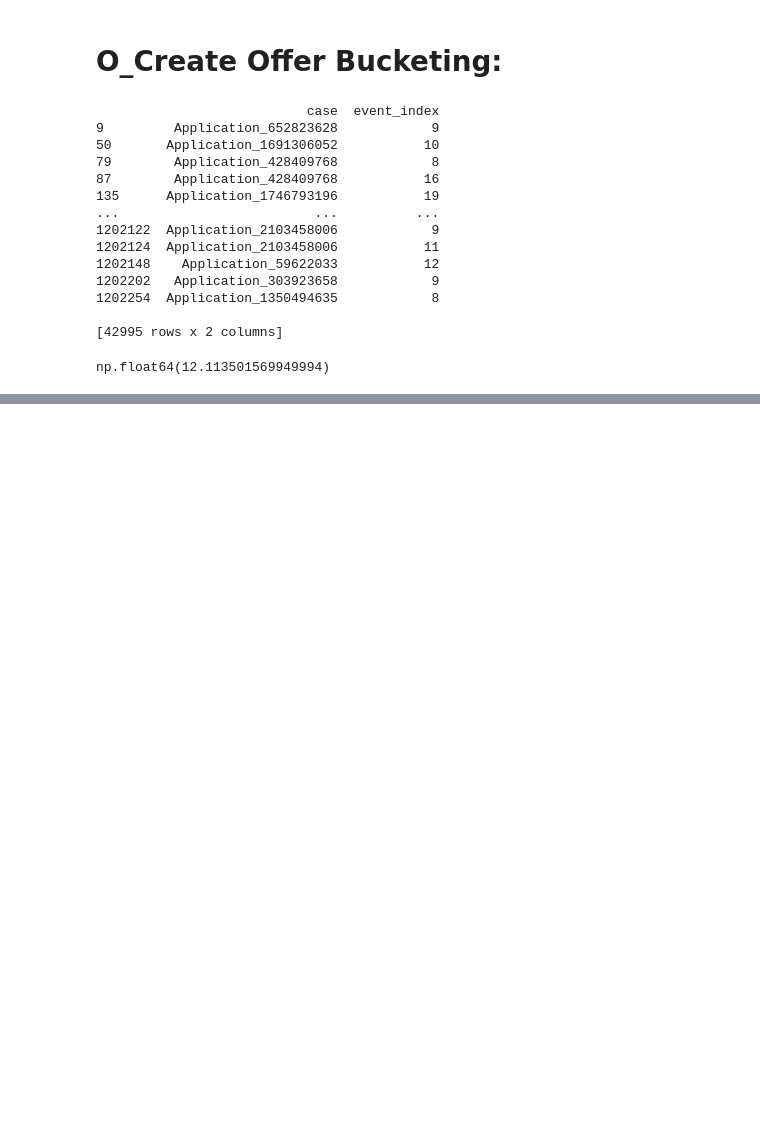
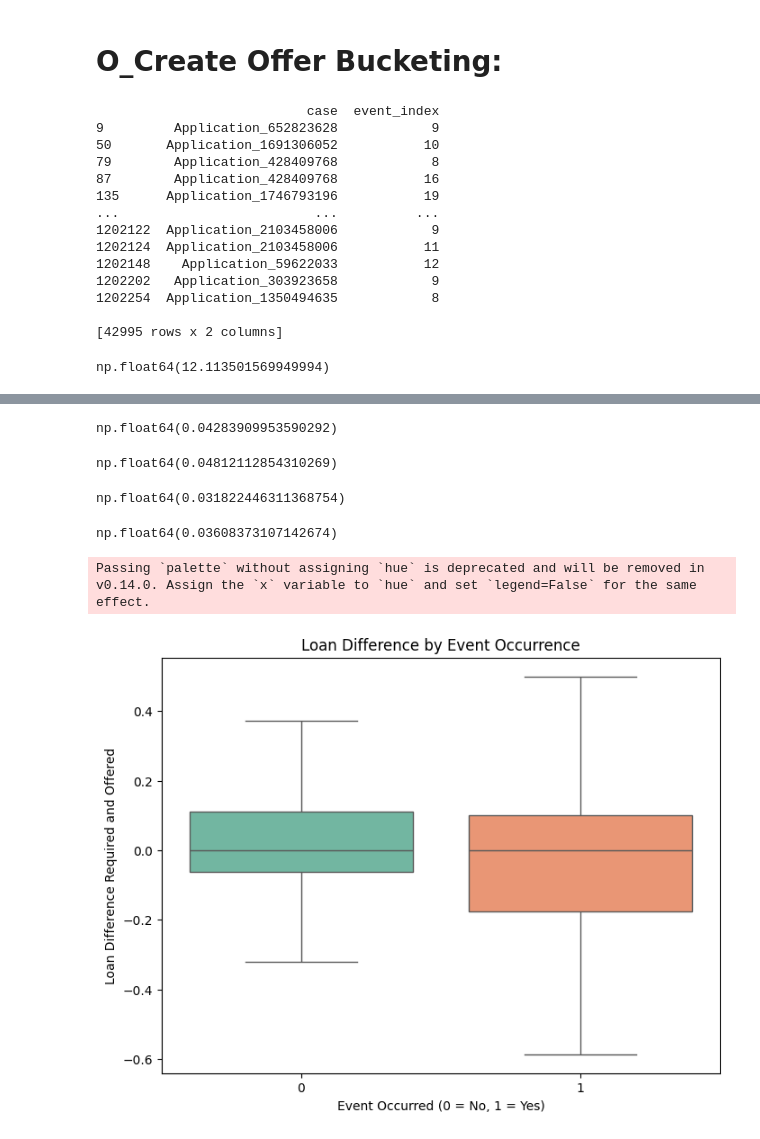
Before and after one commit to JoepH123/Advanced_PM_Group14, a Jupyter notebook: notebooks_joep/filter_and_feature_substantiation.ipynb, the cells around one changed output, grey strips where cells are left out. Cells and saved outputs as stored; diff of their text form; code cells hidden in the pictures; blank space fills up the shorter version.

```diff
--- a/notebooks_joep/filter_and_feature_substantiation.ipynb
+++ b/notebooks_joep/filter_and_feature_substantiation.ipynb
@@ -344,0 +499,11 @@ np.float64(12.113501569949994)
+# %%
+import numpy as np
+
+# Calculate the percentage difference, handling division by zero
+df_bpi["loan_diff_req_and_off_perc"] = np.where(
+    df_bpi["case:RequestedAmount"] != 0,
+    (df_bpi["OfferedAmount"] - df_bpi["case:RequestedAmount"]) / df_bpi["case:RequestedAmount"],
+    0
+)
+# If 0 requested, than difference is 0 because no values entered
+df_bpi["loan_diff_req_and_off_perc"].unique()
@@ -344,0 +513,3 @@ np.float64(12.113501569949994)
+# %%
+df_bpi["loan_diff_req_and_off"] = df_bpi["OfferedAmount"] - df_bpi["case:RequestedAmount"]
+df_bpi["loan_diff_req_and_off"]
@@ -344,0 +590,8 @@ np.float64(12.113501569949994)
+# %%
+# Filter for the event of interest
+df_create_offer = df[df['event'] == "O_Create Offer"]
+
+# Method 1: Using groupby and idxmax
+last_offer_idx = df_create_offer.groupby('case')['time'].idxmax()
+df_last_create_offer = df_create_offer.loc[last_offer_idx].reset_index(drop=True)
+df_last_create_offer
@@ -344,0 +628,40 @@ np.float64(12.113501569949994)
+# %%
+df_last_create_offer[df_last_create_offer.event_of_interest_occured == 0].loan_diff_req_and_off_perc.mean()
+# %% [output]
+np.float64(0.04283909953590292)
+# %%
+df_create_offer[df_create_offer.event_of_interest_occured == 0].loan_diff_req_and_off_perc.mean()
+# %% [output]
+np.float64(0.04812112854310269)
+# %%
+df_last_create_offer[df_last_create_offer.event_of_interest_occured == 1].loan_diff_req_and_off_perc.mean()
+# %% [output]
+np.float64(0.031822446311368754)
+# %%
+df_create_offer[df_create_offer.event_of_interest_occured == 1].loan_diff_req_and_off_perc.mean()
+# %% [output]
+np.float64(0.03608373107142674)
+# %%
+df_create_offer = df_create_offer[df_create_offer.loan_diff_req_and_off != 0]
+# %%
+import pandas as pd
+import matplotlib.pyplot as plt
+import seaborn as sns
+
+df_create_offer['event_of_interest_occured'] = df_create_offer['event_of_interest_occured'].astype('category')
+
+plt.figure(figsize=(8, 6))
+sns.boxplot(
+    x='event_of_interest_occured',
+    y='loan_diff_req_and_off_perc',
+    data=df_create_offer,
+    palette="Set2",
+    showfliers=False  # This line removes the outlier points
+)
+plt.title('Loan Difference by Event Occurrence')
+plt.xlabel('Event Occurred (0 = No, 1 = Yes)')
+plt.ylabel('Loan Difference Required and Offered')
+plt.show()
+# %% [output]
+Passing `palette` without assigning `hue` is deprecated and will be removed in v0.14.0. Assign the `x` variable to `hue` and set `legend=False` for the same effect.
+[figure, added]
```
Also changed, not shown: parts of 16 cells of this notebook, 2 other files.
